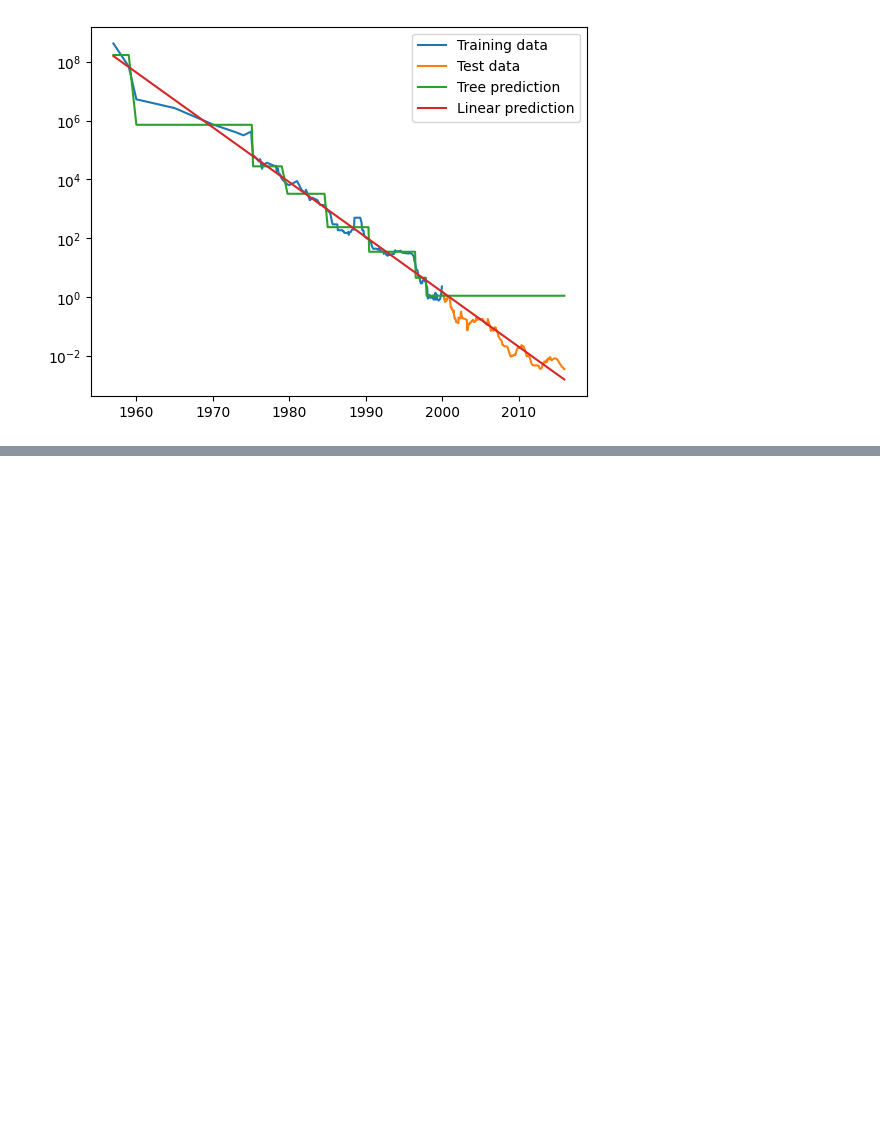
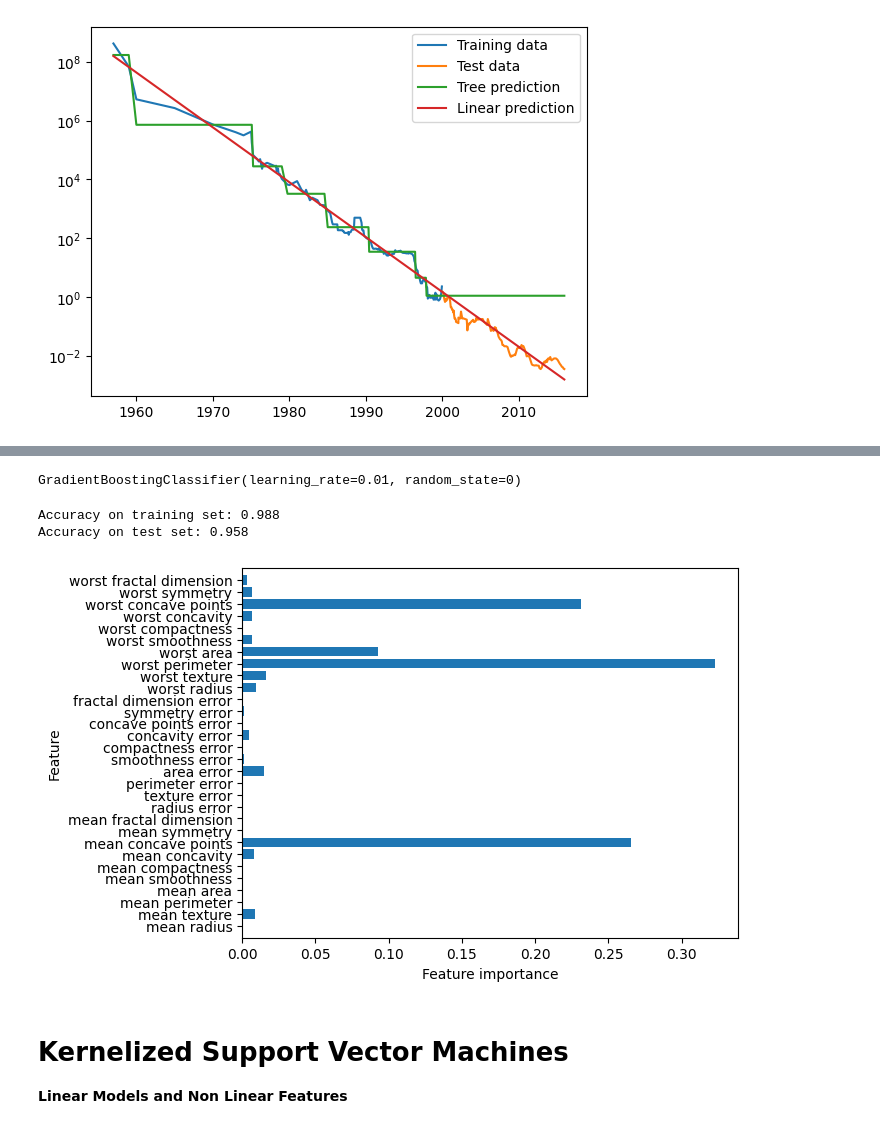
Before and after one commit to Saifullah785/intro-to-ml-with-python-notes-practice, a Jupyter notebook: Chapter_02_Supervised_Learning/Chapter_02_Supervised_Learning.ipynb, the cells around one changed output, grey strips where cells are left out. Cells and saved outputs as stored; diff of their text form; code cells hidden in the pictures; blank space fills up the shorter version.

```diff
--- a/Chapter_02_Supervised_Learning/Chapter_02_Supervised_Learning.ipynb
+++ b/Chapter_02_Supervised_Learning/Chapter_02_Supervised_Learning.ipynb
@@ -958,0 +1081,29 @@ plt.legend()
+# %%
+# Instantiate a GradientBoostingClassifier with a learning rate of 0.01 and a random state
+gbrt = GradientBoostingClassifier(random_state=0, learning_rate=0.01)
+# Fit the gradient boosting model to the training data
+gbrt.fit(X_train, y_train)
+# %% [output]
+GradientBoostingClassifier(learning_rate=0.01, random_state=0)
+# %%
+# Print the accuracy of the gradient boosting model with learning_rate=0.01 on the training set
+print('Accuracy on training set: {:.3f}'.format(gbrt.score(X_train, y_train)))
+# Print the accuracy of the gradient boosting model with learning_rate=0.01 on the test set
+print('Accuracy on test set: {:.3f}'.format(gbrt.score(X_test, y_test)))
+# %% [output]
+Accuracy on training set: 0.988
+Accuracy on test set: 0.958
+# %%
+# Instantiate a GradientBoostingClassifier with a maximum depth of 1 and a random state
+gbrt = GradientBoostingClassifier(random_state=0, max_depth=1)
+# Fit the gradient boosting model to the training data
+gbrt.fit(X_train, y_train)
+
+# Plot the feature importances for the trained gradient boosting model on the breast cancer dataset
+plot_feature_importances_cancer(gbrt)
+# %% [output]
+[figure, added]
+# %% [markdown]
+# **Kernelized Support Vector Machines**
+
+**Linear Models and Non Linear Features**
```
Also changed, not shown: parts of 14 cells of this notebook.
